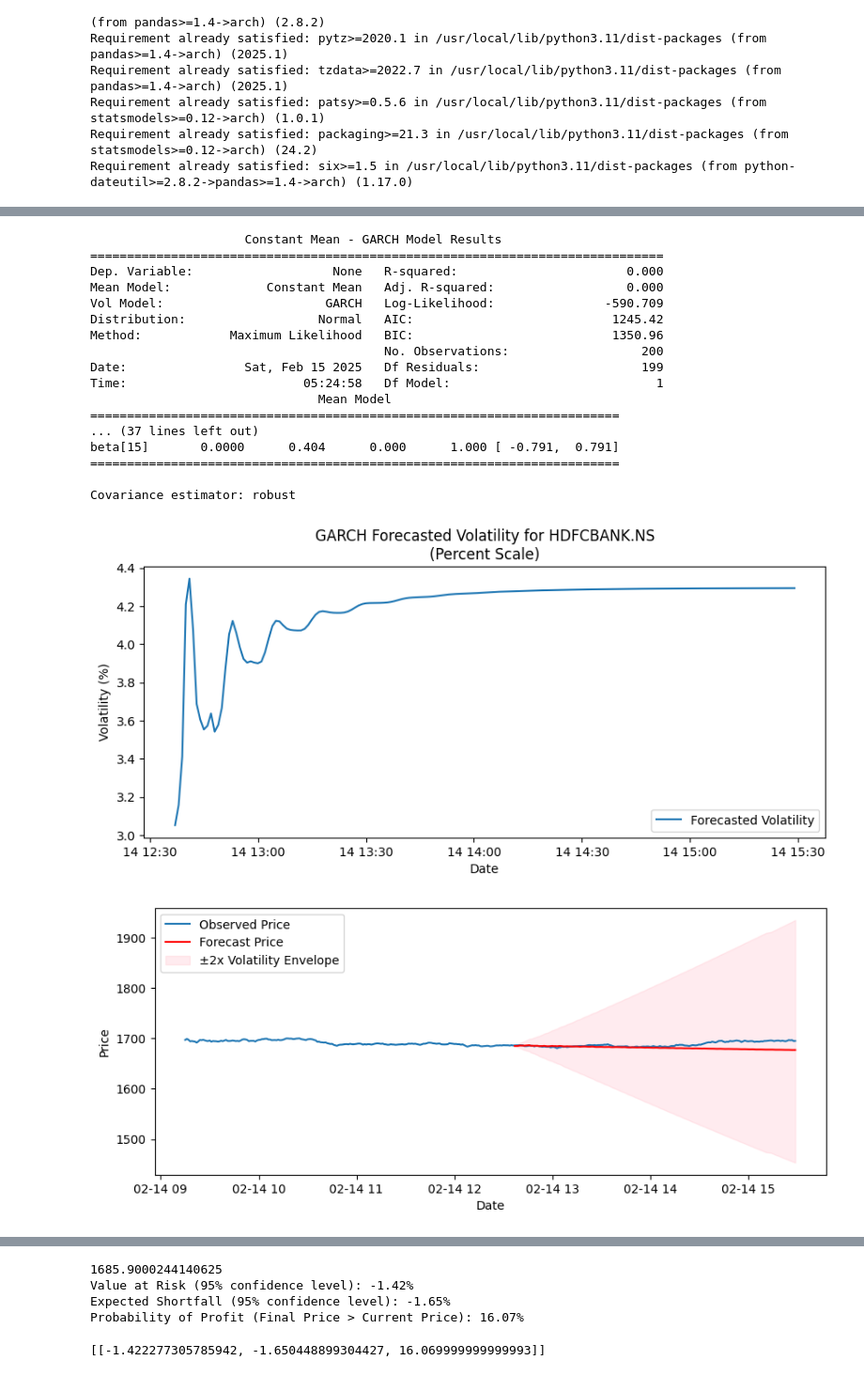
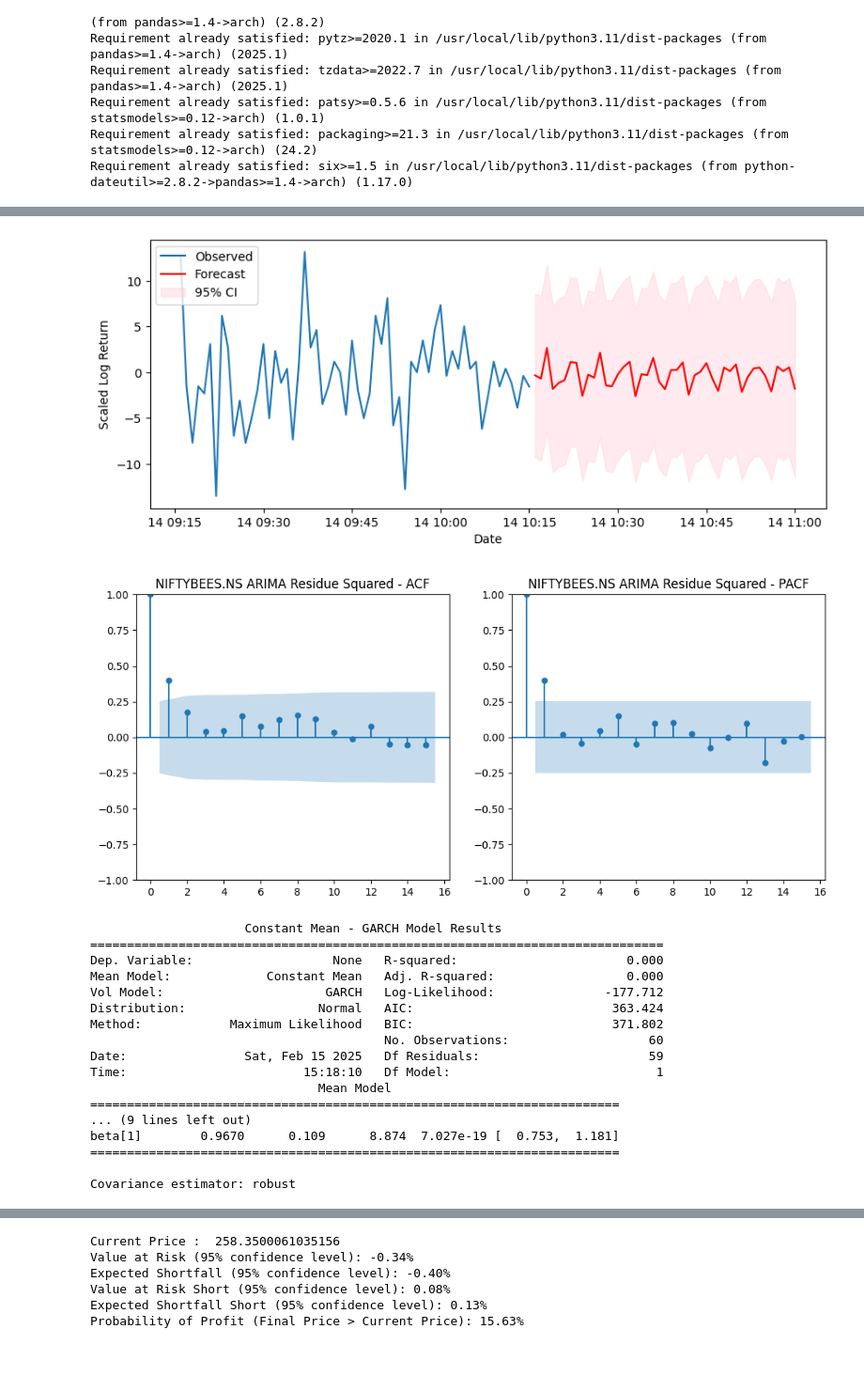
Before and after one commit to vkthakur90/AI_Applications, a Jupyter notebook: Intraday_Analysis.ipynb, the cells around one changed output, grey strips where cells are left out. Shown at 94% size. Drawn from its saved outputs; the diff is of its cells as text; code cells hidden in the pictures.

```diff
--- a/Intraday_Analysis.ipynb
+++ b/Intraday_Analysis.ipynb
@@ -29,13 +33,17 @@ from datetime import datetime, timedelta
 # %%
 warnings.filterwarnings("ignore")
 # %%
-ticker = 'HDFCBANK.NS'
+ticker = 'NIFTYBEES.NS'
 scale_factor = 10000
 
-arima_order = (20, 1, 20)
+window_idx = 60
+history_length = 60
+forecast_length = 45
 
-garch_p = 15
-garch_q = 15
+arima_order = (5, 1, 5)
+
+garch_p = 1
+garch_q = 1
 garch_distribution = 'normal'
 
 num_paths = 10000
@@ -270,3 +322,3 @@ Downloading HDFCBANK.NS intraday data for 2025-02-14
 # %%
-arima_garch(return_data, 200, plot = True, monte_calro_plot = True)
+arima_garch(return_data, window_idx, history_length, forecast_length, plot = True, monte_calro_plot = True)
 # %% [output]
@@ -291,19 +343,19 @@ Warnings:
-                     Constant Mean - GARCH Model Results
-==============================================================================
-Dep. Variable:                   None   R-squared:                       0.000
-Mean Model:             Constant Mean   Adj. R-squared:                  0.000
-Vol Model:                      GARCH   Log-Likelihood:               -590.709
-Distribution:                  Normal   AIC:                           1245.42
-Method:            Maximum Likelihood   BIC:                           1350.96
-                                        No. Observations:                  200
-Date:                Sat, Feb 15 2025   Df Residuals:                      199
-Time:                        05:24:58   Df Model:                            1
-                               Mean Model
-========================================================================
-... (37 lines left out)
-beta[15]       0.0000      0.404      0.000      1.000 [ -0.791,  0.791]
-========================================================================
-
-Covariance estimator: robust
-[figure, old version]
+[figure, new version]
-[figure, old version]
+[figure, new version]
+                     Constant Mean - GARCH Model Results
+==============================================================================
+Dep. Variable:                   None   R-squared:                       0.000
+Mean Model:             Constant Mean   Adj. R-squared:                  0.000
+Vol Model:                      GARCH   Log-Likelihood:               -177.712
+Distribution:                  Normal   AIC:                           363.424
+Method:            Maximum Likelihood   BIC:                           371.802
+                                        No. Observations:                   60
+Date:                Sat, Feb 15 2025   Df Residuals:                       59
+Time:                        15:18:10   Df Model:                            1
+                               Mean Model
+========================================================================
+... (9 lines left out)
+beta[1]        0.9670      0.109      8.874  7.027e-19 [  0.753,  1.181]
+========================================================================
+
+Covariance estimator: robust
@@ -312,5 +366,6 @@ Covariance estimator: robust
-1685.9000244140625
-Value at Risk (95% confidence level): -1.42%
-Expected Shortfall (95% confidence level): -1.65%
-Probability of Profit (Final Price > Current Price): 16.07%
+Current Price :  258.3500061035156
+Value at Risk (95% confidence level): -0.34%
+Expected Shortfall (95% confidence level): -0.40%
+Value at Risk Short (95% confidence level): 0.08%
+Expected Shortfall Short (95% confidence level): 0.13%
+Probability of Profit (Final Price > Current Price): 15.63%
-[[-1.422277305785942, -1.650448899304427, 16.069999999999993]]
```
Also changed, not shown: parts of 7 cells of this notebook.
